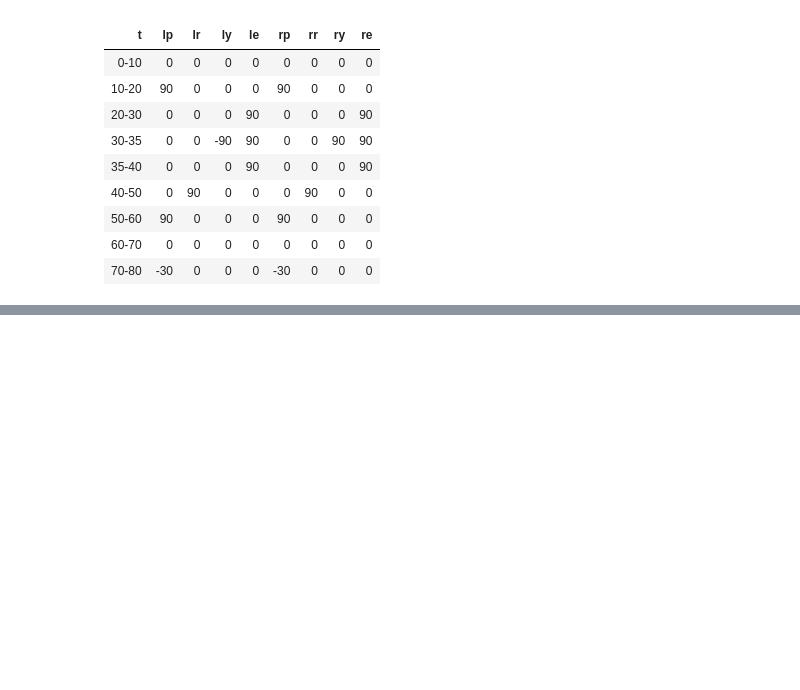
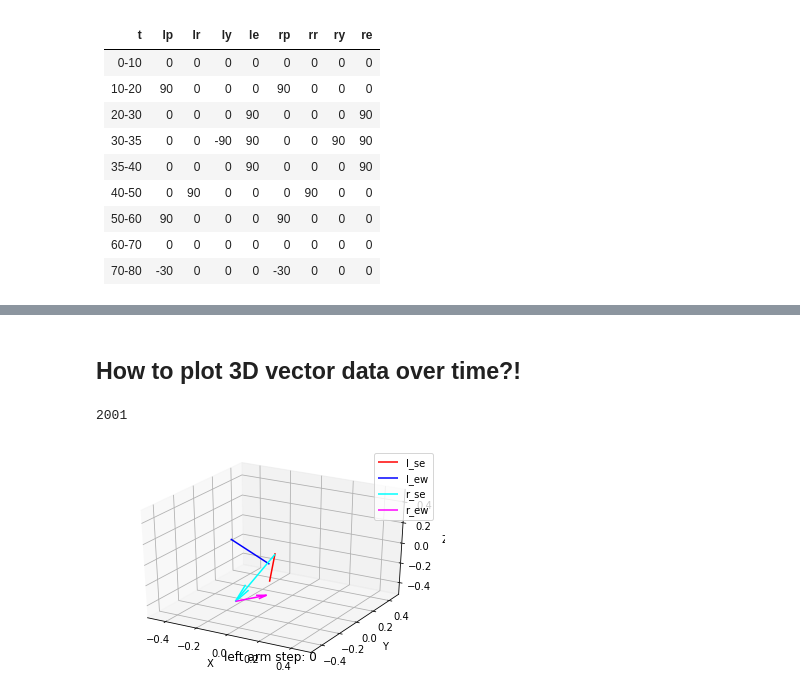
Before and after one commit to fzoric8/ros_utils, a Jupyter notebook: bags/h2ami.ipynb, the cells around one changed output, grey strips where cells are left out. Saved outputs shown, nothing was run; the diff lists cells and outputs as text; code cells hidden in the pictures; blank space fills up the shorter version.

```diff
--- a/bags/h2ami.ipynb
+++ b/bags/h2ami.ipynb
@@ -663,0 +593,78 @@ plt.show()
+# %% [markdown]
+## How to plot 3D vector data over time?!
+# %%
+# https://stackoverflow.com/questions/48911643/set-uvc-equivilent-for-a-3d-quiver-plot-in-matplotlib
+# https://stackoverflow.com/questions/19329039/plotting-animated-quivers-in-python
+
+import numpy as np
+from matplotlib import pyplot as plt
+from matplotlib import animation
+
+print(len(v_se))
+
+num = 0
+# Left arm
+X1, Y1, Z1, U1, V1, W1 = lv_se[num][0], lv_se[num][1], lv_se[num][2], lv_se[num][3], lv_se[num][4], lv_se[num][5]
+X2, Y2, Z2, U2, V2, W2 = lv_ew[num][0], lv_ew[num][1], lv_ew[num][2], lv_ew[num][3], lv_ew[num][4], lv_ew[num][5]
+
+# Right arm
+X3, Y3, Z3, U3, V3, W3 = rv_se[num][0], rv_se[num][1], rv_se[num][2], rv_se[num][3], rv_se[num][4], rv_se[num][5]
+X4, Y4, Z4, U4, V4, W4 = rv_ew[num][0], rv_ew[num][1], rv_ew[num][2], rv_ew[num][3], rv_ew[num][4], rv_ew[num][5]
+
+fig = plt.figure()
+ax = fig.add_subplot(111, projection='3d')
+
+Q1 = ax.quiver(X1, Y1, Z1, U1, V1, W1, color="red", label="l_se")
+Q2 = ax.quiver(X2, Y2, Z2, U2, V2, W2, color="blue", label="l_ew")
+Q3 = ax.quiver(X3, Y3, Z3, U3, V3, W3, color="cyan", label="r_se")
+Q4 = ax.quiver(X4, Y4, Z4, U4, V4, W4, color="magenta", label="r_ew")
+
+ax.set_xlim(-0.5, 0.5)
+ax.set_xlabel('X')
+ax.set_ylim(-0.5, 0.5)
+ax.set_ylabel('Y')
+ax.set_zlim(-0.5, 0.5)
+ax.set_zlabel('Z')
+ax.legend()
+
+
+def quiver_data_to_segments(X, Y, Z, u, v, w, length=1):
+
+    segments = (X, Y, Z, u, v, w)
+    segments = np.array(segments).reshape(6,-1)
+
+    return [[[x, y, z], [u, v, w]] for x, y, z, u, v, w in zip(*list(segments))]
+
+
+def update_quivers(num, vect1, vect2, Q1, Q2):
+    """updates the horizontal and vertical vector components by a
+    fixed increment on each frame
+    """
+
+    X1 = vect1[num][1]; X2 = vect2[num][0]
+    Y1 = vect1[num][2]; Y2 = vect2[num][1]
+    Z1 = vect1[num][3]; Z2 = vect2[num][2]
+    U1 = vect1[num][3]; U2 = vect2[num][3]
+    V1 = vect1[num][4]; V2 = vect2[num][4]
+    W1 = vect1[num][5]; Z2 = vect2[num][5]
+
+    segments1 = quiver_data_to_segments(X1, Y1, Z1, U1, V1, W1)
+    segments2 = quiver_data_to_segments(X2, Y2, Z2, U2, V2, W2)
+    Q1.set_segments(segments1)
+    Q2.set_segments(segments2)
+    ax.set_title("left arm step: {}".format(num))
+
+    return Q1, Q2
+
+anim = animation.FuncAnimation(fig, update_quivers, len(v_se[:500]), fargs=[v_se[:500], v_ew[:500], Q1, Q2],
+                               interval=25, blit=False)
+anim.save("new1.gif", writer='imagemagick',fps=10)
+
+
+
+
+
+plt.show()
+# %% [output]
+2001
+[figure, added]
```
Also changed, not shown: parts of 17 cells of this notebook.
